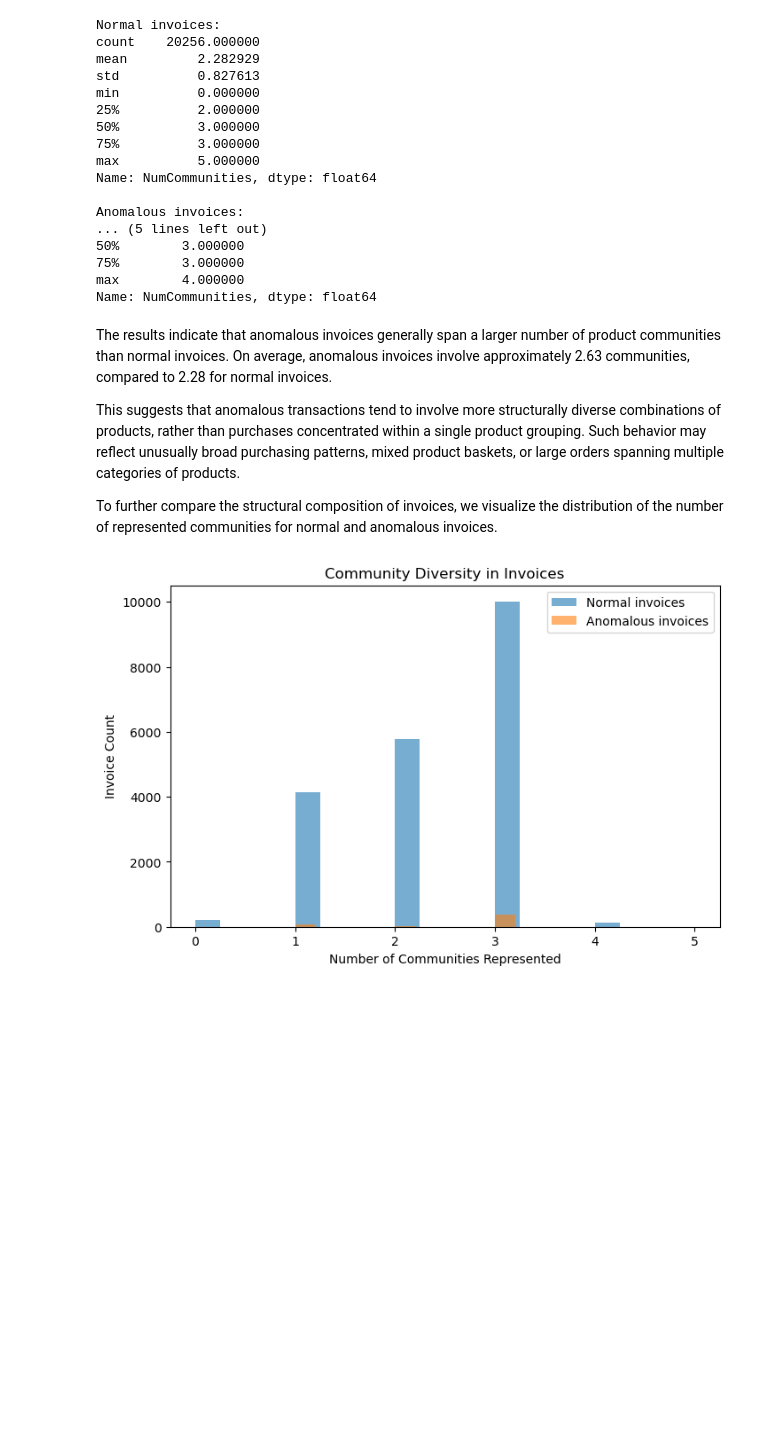
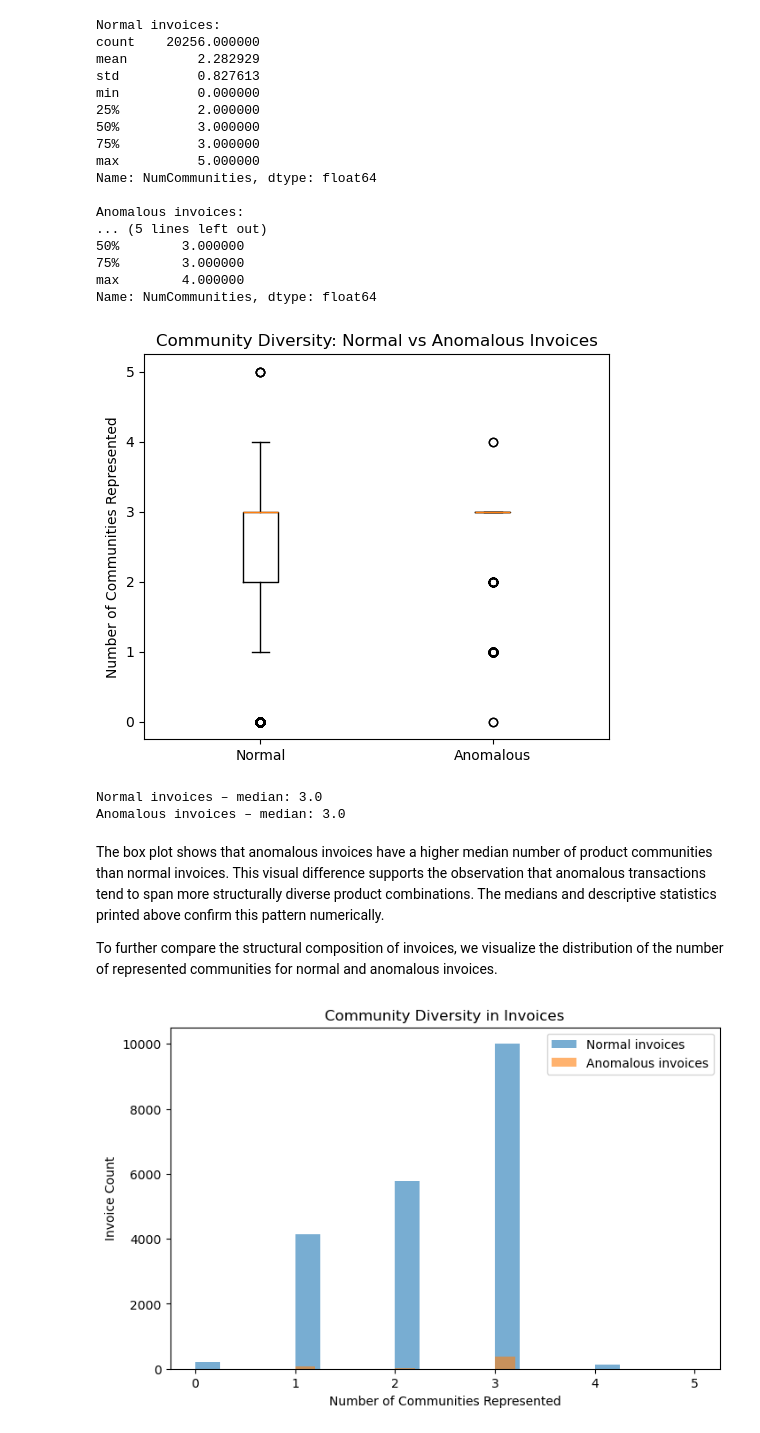
Before and after one commit to NouRALsaidD/data_mining_2026, a Jupyter notebook: data_mining_project_template.ipynb, the cells around one changed output. Drawn from its saved outputs; the diff is of its cells as text; code cells hidden in the pictures; blank space fills up the shorter version.

```diff
--- a/data_mining_project_template.ipynb
+++ b/data_mining_project_template.ipynb
@@ -1780,10 +1778,24 @@ Anomalous invoices:
 75%        3.000000
 max        4.000000
 Name: NumCommunities, dtype: float64
+# %%
+plt.figure(figsize=(6, 5))
+plt.boxplot(
+    [normal_spread, anomaly_spread],
+    labels=["Normal", "Anomalous"]
+)
+plt.ylabel("Number of Communities Represented")
+plt.title("Community Diversity: Normal vs Anomalous Invoices")
+plt.show()
+
+print("Normal invoices – median:", normal_spread.median())
+print("Anomalous invoices – median:", anomaly_spread.median())
+# %% [output]
+[figure, added]
+Normal invoices – median: 3.0
+Anomalous invoices – median: 3.0
 # %% [markdown]
-The results indicate that anomalous invoices generally span a larger number of product communities than normal invoices. On average, anomalous invoices involve approximately 2.63 communities, compared to 2.28 for normal invoices. <br>
-
-This suggests that anomalous transactions tend to involve more structurally diverse combinations of products, rather than purchases concentrated within a single product grouping. Such behavior may reflect unusually broad purchasing patterns, mixed product baskets, or large orders spanning multiple categories of products. <br>
+The box plot shows that anomalous invoices have a higher median number of product communities than normal invoices. This visual difference supports the observation that anomalous transactions tend to span more structurally diverse product combinations. The medians and descriptive statistics printed above confirm this pattern numerically.
 
 To further compare the structural composition of invoices, we visualize the distribution of the number of represented communities for normal and anomalous invoices.
 # %%
```
Also changed, not shown: parts of 19 cells of this notebook.
